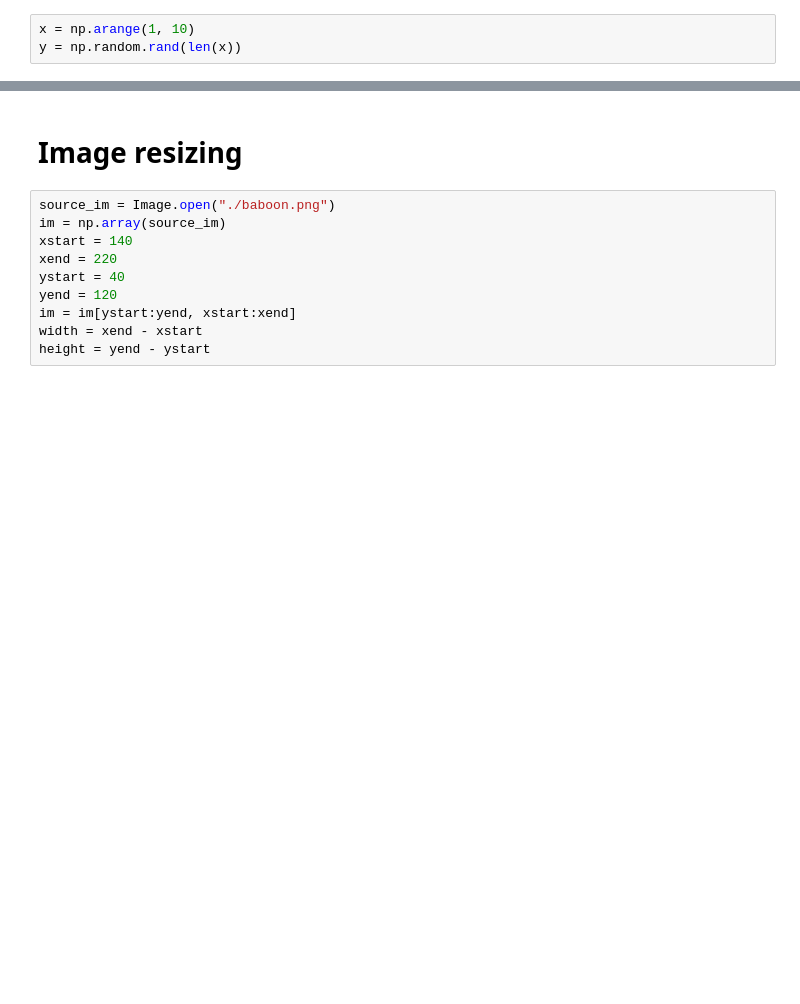
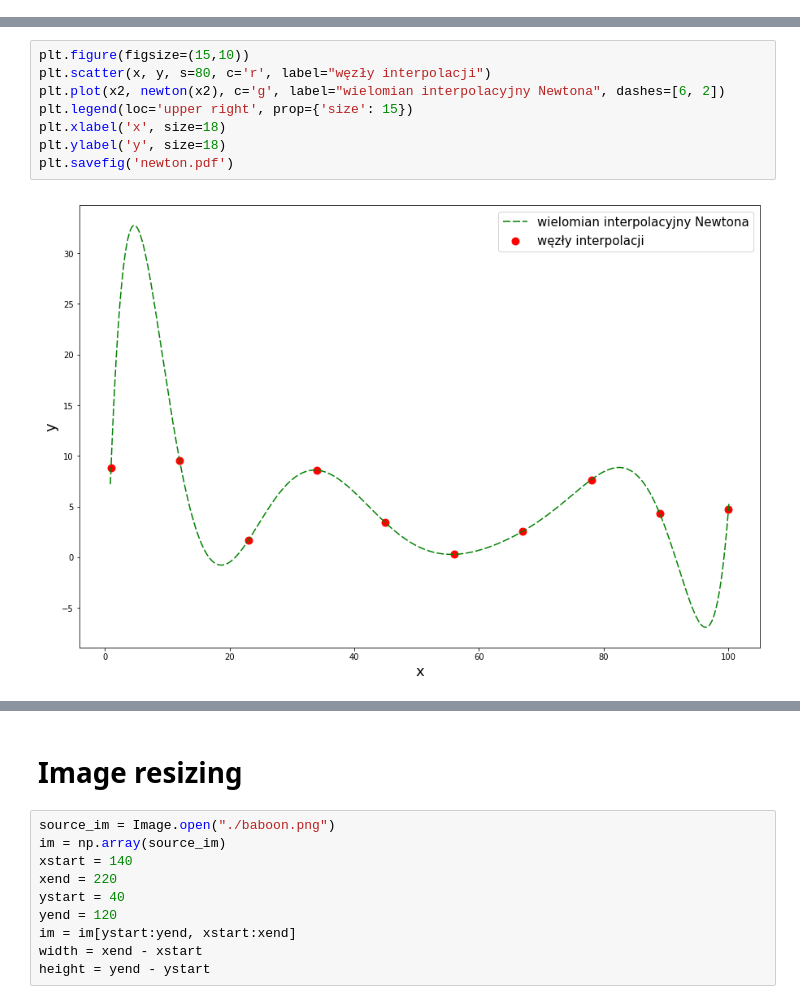
Before and after one commit to mszpyrka/MOWNIT-2018, a Jupyter notebook: zadanie5/lab5.ipynb, the cells around one changed output, grey strips where cells are left out. Drawn from its saved outputs; the diff is of its cells as text; blank space fills up the shorter version.

```diff
--- a/zadanie5/lab5.ipynb
+++ b/zadanie5/lab5.ipynb
@@ -61,3 +0,0 @@ b(1)
-# %%
-x = np.arange(1, 10)
-y = np.random.rand(len(x))
@@ -126,0 +98,10 @@ np.min([1, 2, 3])
+# %%
+plt.figure(figsize=(15,10))
+plt.scatter(x, y, s=80, c='r', label="węzły interpolacji")
+plt.plot(x2, newton(x2), c='g', label="wielomian interpolacyjny Newtona", dashes=[6, 2])
+plt.legend(loc='upper right', prop={'size': 15})
+plt.xlabel('x', size=18)
+plt.ylabel('y', size=18)
+plt.savefig('newton.pdf')
+# %% [output]
+[figure, added]
```
Also changed, not shown: parts of 49 cells of this notebook, 2 other files.
